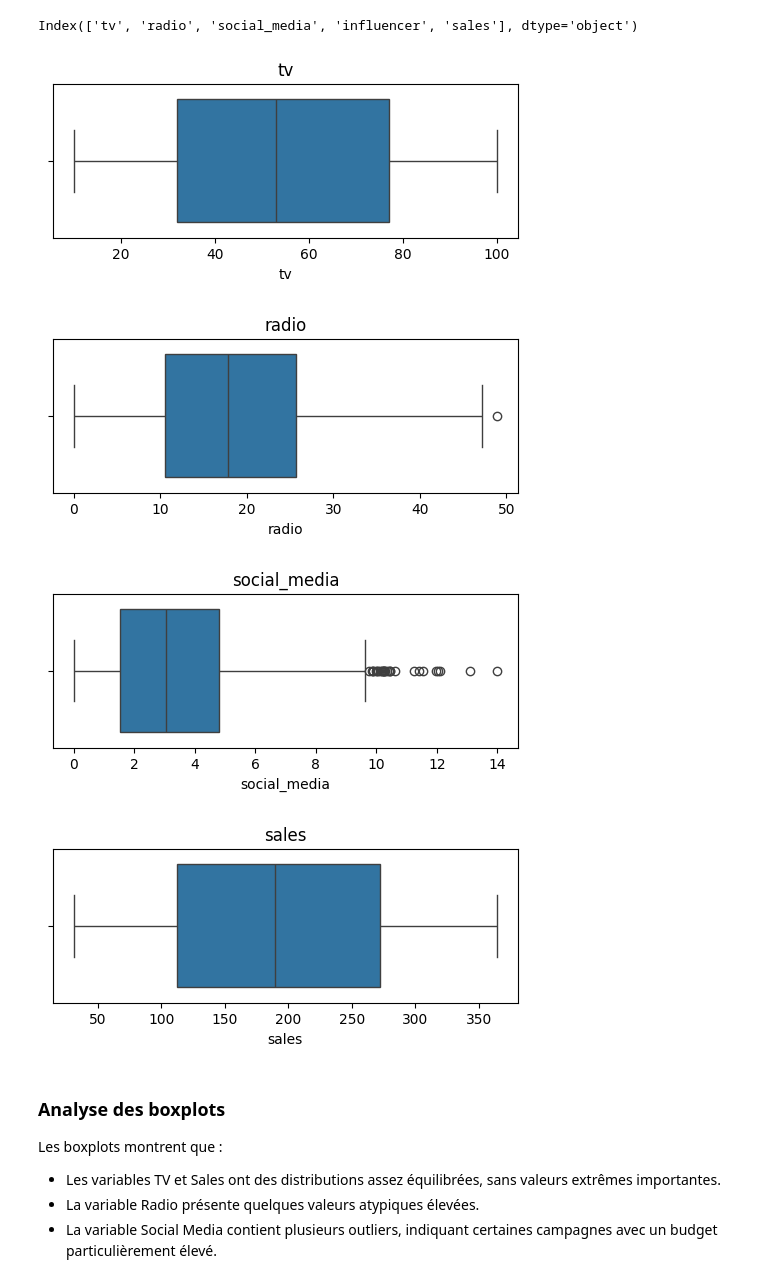
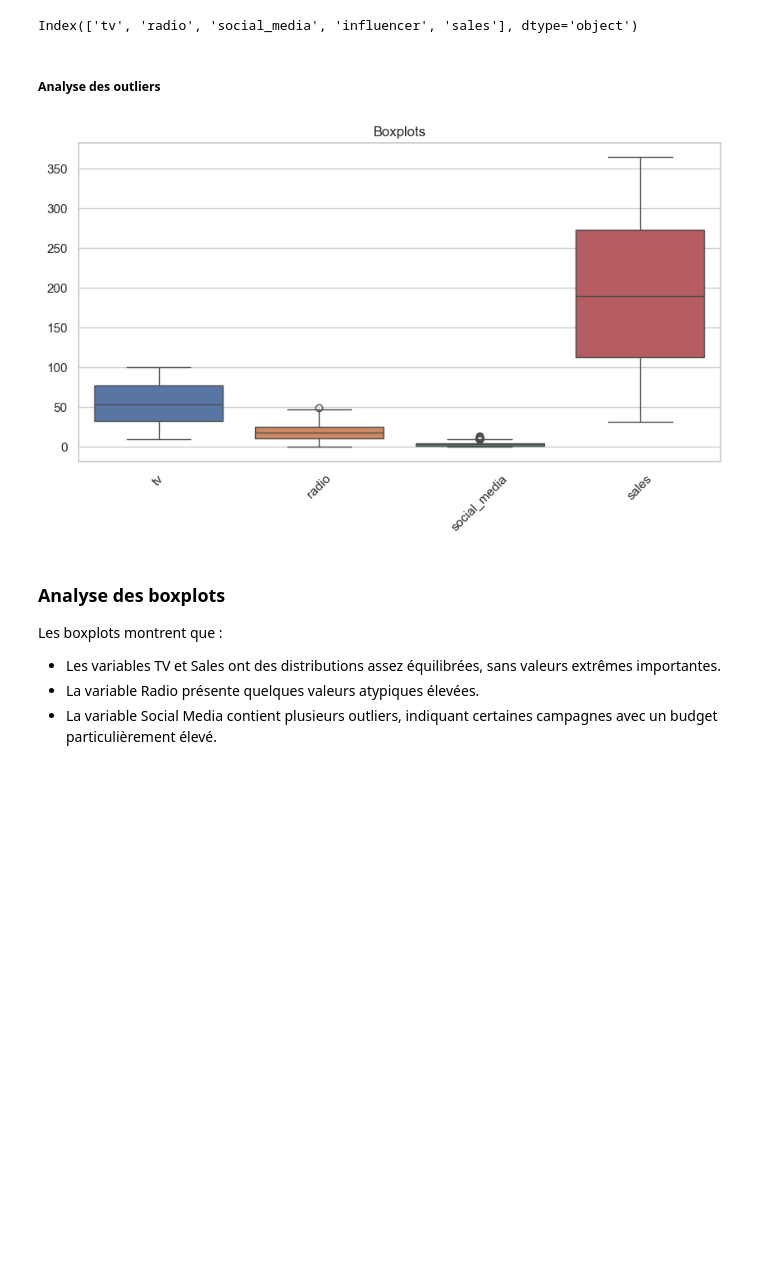
Before and after one commit to thelssa/marketing-roi-ml-project, a Jupyter notebook: notebook/01_eda_preprocessing.ipynb, the cells around one changed output. Cells and saved outputs as stored; diff of their text form; code cells hidden in the pictures; blank space fills up the shorter version.

Commit message:
update fichier EDA

```diff
--- a/notebook/01_eda_preprocessing.ipynb
+++ b/notebook/01_eda_preprocessing.ipynb
@@ -4,5 +4,4 @@ import numpy as np
 import matplotlib.pyplot as plt
 import seaborn as sns
 
-df = pd.read_csv("/Users/mai/Documents/Efrei M2/Project data science/data/marketing_and_sales.csv")
-df.head()
+sns.set(style="whitegrid")
@@ -45,0 +8,5 @@ memory usage: 178.7+ KB
+# %%
+#Lecture du fichier CSV
+
+df = pd.read_csv("../data/marketing_and_sales.csv")
+df.head()
@@ -135,20 +138,17 @@ df.columns = df.columns.str.strip().str.lower().str.replace(" ", "_")
 df.columns
 # %% [output]
 Index(['tv', 'radio', 'social_media', 'influencer', 'sales'], dtype='object')
+# %% [markdown]
+##### Analyse des outliers
 # %%
 # Visualisation des distributions des variables numériques :
-num_cols = ["tv", "radio", "social_media", "sales"]
-
-for col in num_cols:
-    plt.figure(figsize=(6,2))
-    sns.boxplot(x=df[col])
-    plt.title(col)
-    plt.show()
+plt.figure(figsize=(10,5))
+sns.boxplot(data=df.select_dtypes(include=np.number))
+plt.title("Boxplots")
+plt.xticks(rotation=45)
+plt.show()
 # %% [output]
-[figure, old version]
+[figure, new version]
-[figure, removed]
-[figure, removed]
-[figure, removed]
 # %% [markdown]
 ### Analyse des boxplots
 
```
Also changed, not shown: parts of 11 cells of this notebook, 2 other files.
